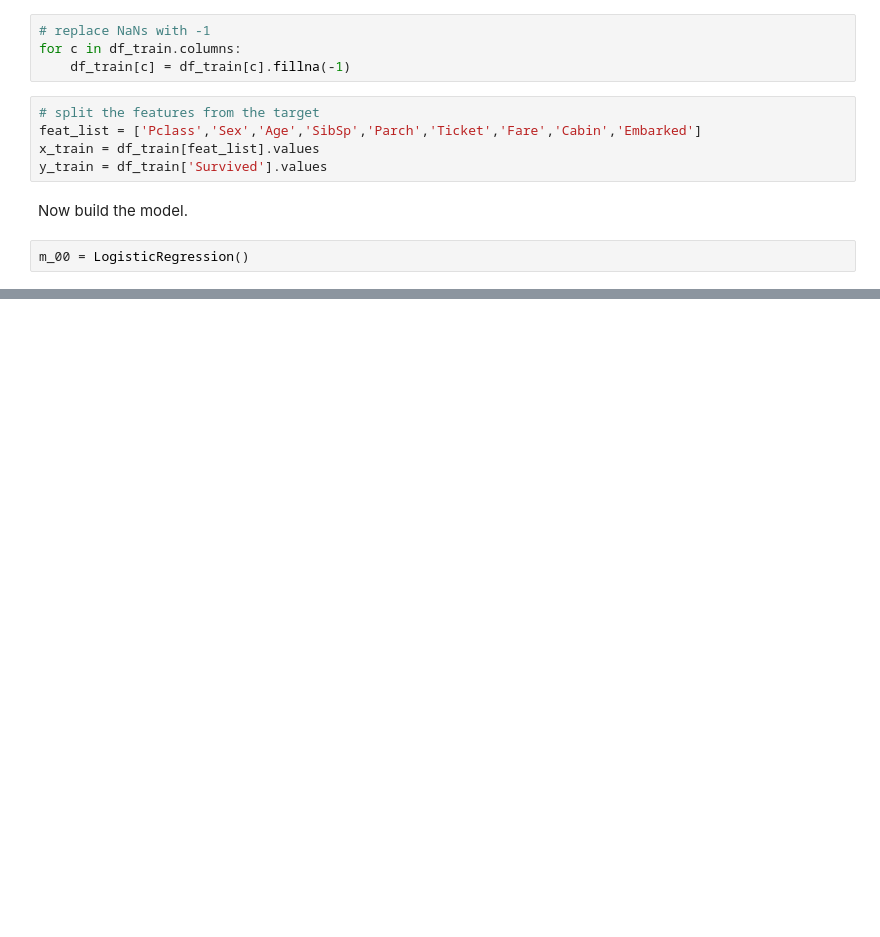
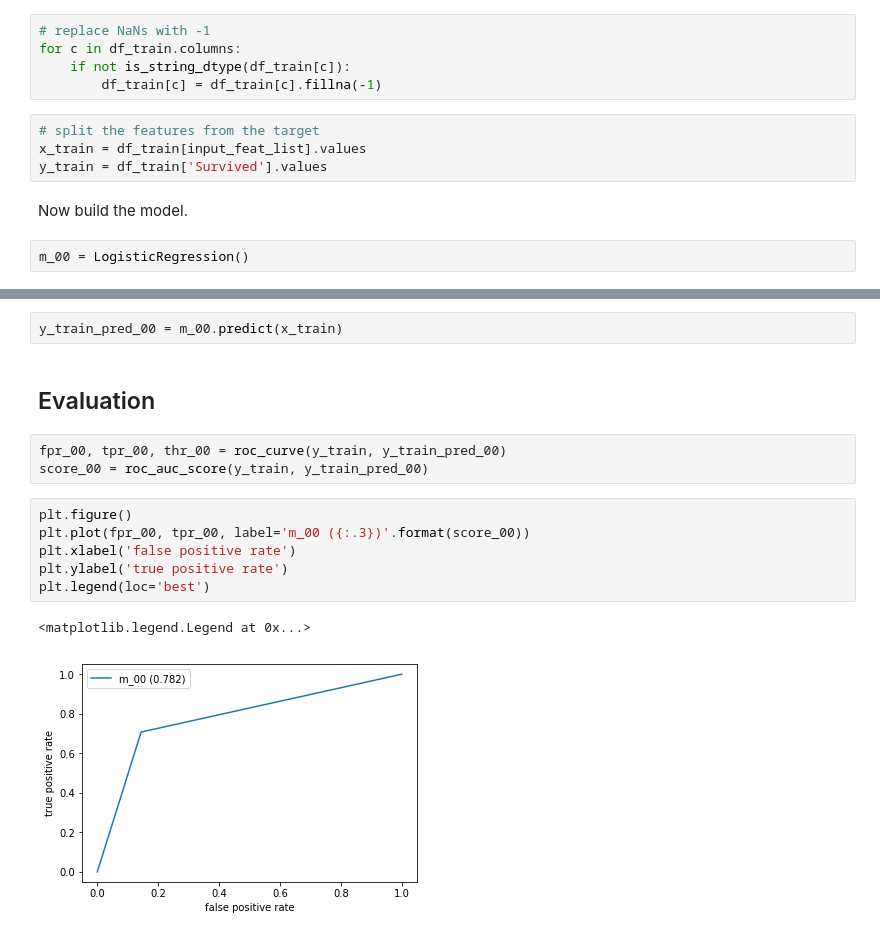
Before and after one commit to francescolosterzo/kaggle-titanic, a Jupyter notebook: Main.ipynb, the cells around one changed output, grey strips where cells are left out. Drawn from its saved outputs; the diff is of its cells as text; blank space fills up the shorter version.

```diff
--- a/Main.ipynb
+++ b/Main.ipynb
@@ -108,11 +176,11 @@ In this version I just use the input features as they are. Neverthelsess some da
 # %%
 # replace NaNs with -1
 for c in df_train.columns:
-    df_train[c] = df_train[c].fillna(-1)
+    if not is_string_dtype(df_train[c]):
+        df_train[c] = df_train[c].fillna(-1)
 # %%
 # split the features from the target
-feat_list = ['Pclass','Sex','Age','SibSp','Parch','Ticket','Fare','Cabin','Embarked']
-x_train = df_train[feat_list].values
+x_train = df_train[input_feat_list].values
 y_train = df_train['Survived'].values
 # %% [markdown]
 Now build the model.
@@ -124,0 +196,16 @@ ValueError: could not convert string to float: 'Q'
+# %%
+y_train_pred_00 = m_00.predict(x_train)
+# %% [markdown]
+## Evaluation
+# %%
+fpr_00, tpr_00, thr_00 = roc_curve(y_train, y_train_pred_00)
+score_00 = roc_auc_score(y_train, y_train_pred_00)
+# %%
+plt.figure()
+plt.plot(fpr_00, tpr_00, label='m_00 ({:.3})'.format(score_00))
+plt.xlabel('false positive rate')
+plt.ylabel('true positive rate')
+plt.legend(loc='best')
+# %% [output]
+<matplotlib.legend.Legend at 0x...>
+[figure, added]
```
Also changed, not shown: parts of 13 cells of this notebook, 1 other file.
